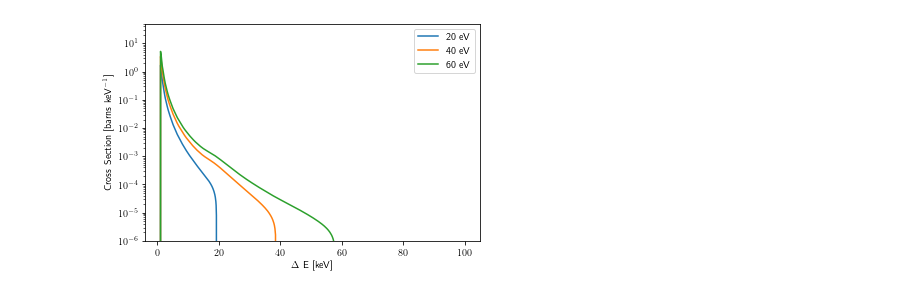
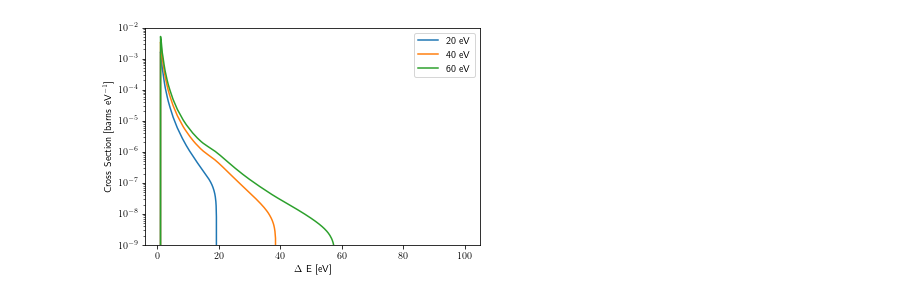
Before and after one commit to Duncan-Adams/MigdalCalc, a Jupyter notebook: Si_lowE.ipynb, the cells around one changed output. Cells and saved outputs as stored; diff of their text form; code cells hidden in the pictures.

```diff
--- a/Si_lowE.ipynb
+++ b/Si_lowE.ipynb
@@ -16,19 +64,19 @@ Si_migdal = mc.migdalcalc(target="Si-28", nuclear_data_name="jeff33")
 # %%
 spec_20 = Si_migdal.dR_dDeltaE_HS(20, method='elf-ibe')
 spec_40 = Si_migdal.dR_dDeltaE_HS(40, method='elf-ibe')
 spec_60 = Si_migdal.dR_dDeltaE_HS(60, method='elf-ibe')
 
 dE_range = np.geomspace(1, 100, 1000)
 
 plt.plot(dE_range, spec_20(dE_range), label='20 eV')
 plt.plot(dE_range, spec_40(dE_range), label='40 eV')
 plt.plot(dE_range, spec_60(dE_range), label='60 eV')
 plt.legend()
-plt.xlabel(r'$\Delta$ E [keV]')
-plt.ylabel(r'Cross Section [barns keV$^{-1}$]')
+plt.xlabel(r'$\Delta$ E [eV]')
+plt.ylabel(r'Cross Section [barns eV$^{-1}$]')
 
 plt.yscale('log')
-plt.ylim(1e-6, 50)
+plt.ylim(1e-9, 1e-2)
 plt.show()
 # %% [output]
-[figure, old version]
+[figure, new version]
```
Also changed, not shown: parts of 9 cells of this notebook, 36 other files.
